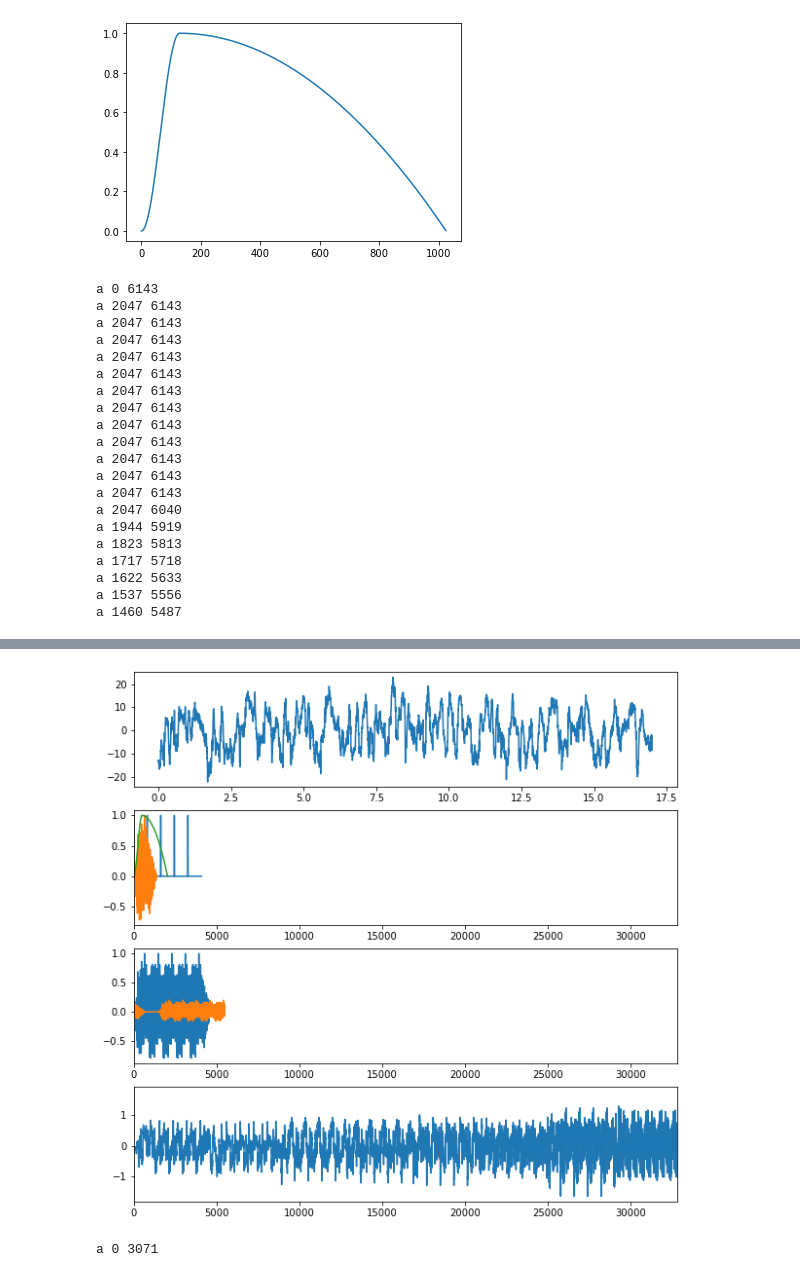
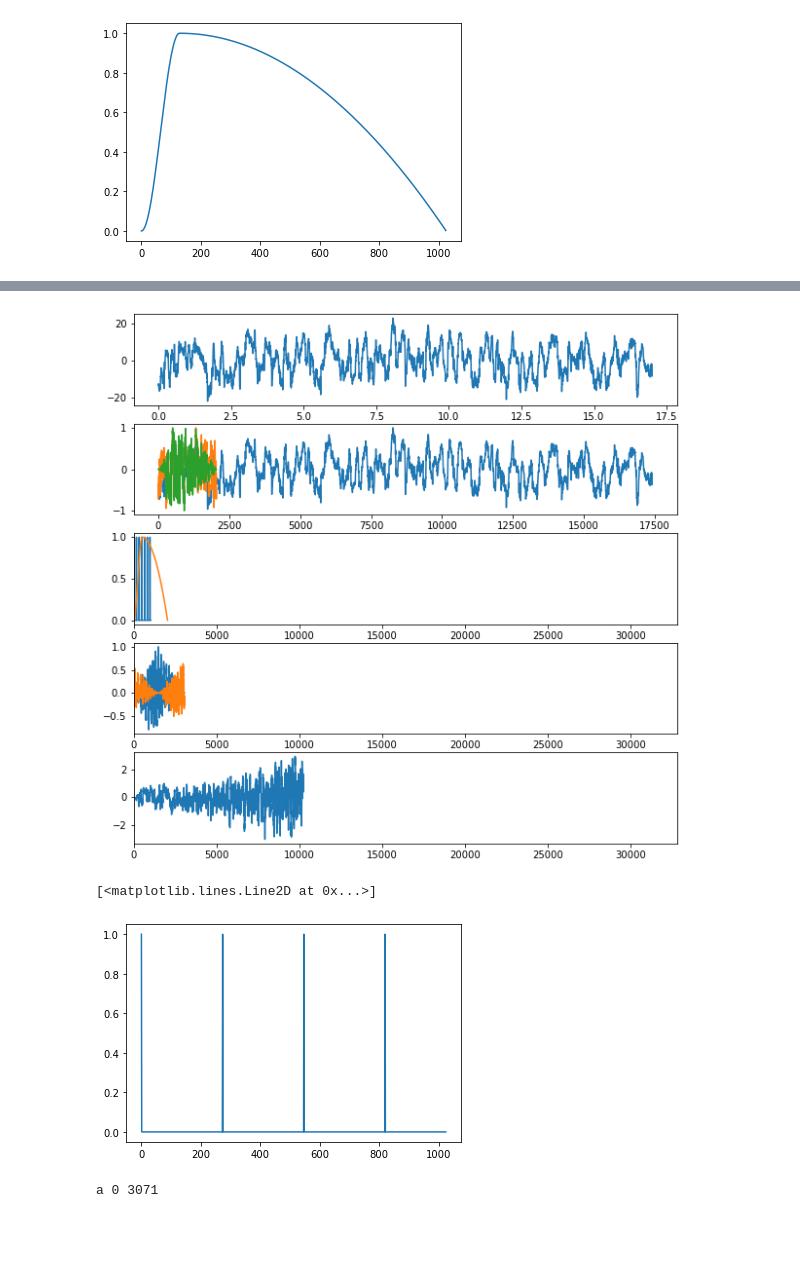
Before and after one commit to daguiam/texture_vibration_generator, a Jupyter notebook: process_textures_spectrum.ipynb, the cells around one changed output, grey strips where cells are left out. Cells and saved outputs as stored; diff of their text form; code cells hidden in the pictures; blank space fills up the shorter version.

Commit message:
update the generation of a transient signal convolving over a train impulse corresponding to the figner velocity with spatial distribution, already on gui. missing LPF

```diff
--- a/process_textures_spectrum.ipynb
+++ b/process_textures_spectrum.ipynb
@@ -261,6 +261,7 @@ for material in ['ABS', 'PP']:
         output_filename_texture = "%s_spectrum.txt"%(sample)
 
         data = np.array([spectrum_spatial_freqs,spectrum_profiles]).T
+        data = np.array([profile_x_list[0],profile_list[0]]).T
 
         output_filename_texture = "%s_spectrum.txt"%(sample)
         output_filename = os.path.join(path_name, output_filename_texture)
@@ -374,3 +375,12 @@ conv.size, impulse.size, profiles_all2.size
 # %% [output]
 (8291, 100, 8192)
 [figure]
+# %%
+idx = np.array([1,2000.2]).astype(np.int)
+idx
+idx = [i for i in idx]
+idx
+
+impulse = signal.unit_impulse(N_frame, [10,2000])
+impulse = signal.unit_impulse(N_frame, idx)
+plt.plot(impulse)
@@ -395,8 +408,9 @@ def generate_impulse_train(velocity, N_frame, fs, delay=0):
     else:
         delay = N_frame-idx[-1]
         idx = np.array(idx).astype(np.int)
+#         idx = tuple(idx)
 
-        impulse = signal.unit_impulse(N_frame, idx)
+        impulse = signal.unit_impulse(N_frame, [i for i in idx])
 
     return (impulse, delay)
 # %%
@@ -499,7 +528,7 @@ k_spatial = 1024
 
 
 fs_audio = 8192
-N_frame = 1024*4
+N_frame = 1024*1
 frame_duration = N_frame/fs_audio
 
 N_easing = 1024*2
@@ -507,11 +536,10 @@ easing_a = 512
 
 
 # velocity for each frame
-velocity = 10 # mm/s
+velocity = 6 # mm/s
 
 finger_spacing = 1
 
-finger_velocity = velocity*finger_spacing
 
 # Generate an impulse train with the frequency given by velocity
 delay = 0
@@ -520,15 +548,17 @@ output_buffer = np.array([])
 
 
 # for velocity in [10,20,30,40]:
-for velocity in np.linspace(10,100,20):
+for velocity in np.linspace(10,50,10):
+#     velocity = 10
+    finger_velocity = velocity*finger_spacing
 
     impulses, delay = generate_impulse_train(finger_velocity, N_frame, fs_audio, delay)
 
 
 
-
-    texture_frame = resample_texture(profile, k_spatial, fs_audio, velocity)
-    #
+    texture_profile = profile
+    texture_resampled =  resample_texture(profile, k_spatial, fs_audio, velocity, N_useful=N_easing)
+    texture_frame = texture_resampled
 
     # easing the impulse signal
     texture_frame = texture_easing_window(texture_frame, easing_a, N_easing)
@@ -574,62 +604,56 @@ calculated_signal = calculated_signal/np.max(calculated_signal)*vol/100
 
 # Generating the impulse train
 
-fig, axes = plt.subplots(4,1, figsize=(10,10))
+fig, axes = plt.subplots(5,1, figsize=(10,10))
 
 plt.sca(axes[0])
 
 plt.plot(x, profile)
 
 plt.sca(axes[1])
+plt.plot(texture_profile/np.max(texture_profile))
+plt.plot(texture_resampled/np.max(texture_resampled))
+plt.plot(texture_frame)
+
+plt.sca(axes[2])
 plt.plot(impulses)
-
-plt.plot(texture_frame)
 
 window = easing_impulse_window(easing_a, N_easing)
 
 plt.plot(window)
 
 
 plt.xlim(0,2**15)
-plt.sca(axes[2])
+plt.sca(axes[3])
 
 plt.plot(calculated_signal)
 plt.plot(aux/5)
 
 plt.xlim(0,2**15)
 
 
-plt.sca(axes[3])
+plt.sca(axes[4])
 
 plt.plot(output_buffer)
 
 
 plt.xlim(0,2**15)
 Audio(output_buffer/10, rate=fs_audio, normalize=False)
 # Audio(aux, rate=fs_audio)
 # %% [output]
-a 0 6143
-a 2047 6143
-a 2047 6143
-a 2047 6143
-a 2047 6143
-a 2047 6143
-a 2047 6143
-a 2047 6143
-a 2047 6143
-a 2047 6143
-a 2047 6143
-a 2047 6143
-a 2047 6143
-a 2047 6040
-a 1944 5919
-a 1823 5813
-a 1717 5718
-a 1622 5633
-a 1537 5556
-a 1460 5487
 [interactive output not drawn]
-[figure, old version]
+[figure, new version]
+# %%
+velocity = 30
+delay = 0
+finger_velocity = velocity*finger_spacing
+
+impulses, delay = generate_impulse_train(finger_velocity, N_frame, fs_audio, delay)
+
+plt.plot(impulses)
+# %% [output]
+[<matplotlib.lines.Line2D at 0x...>]
+[figure, added]
 # %%
 
 from IPython.display import Audio
```
Also changed, not shown: parts of 2 cells of this notebook, 4 other files.
